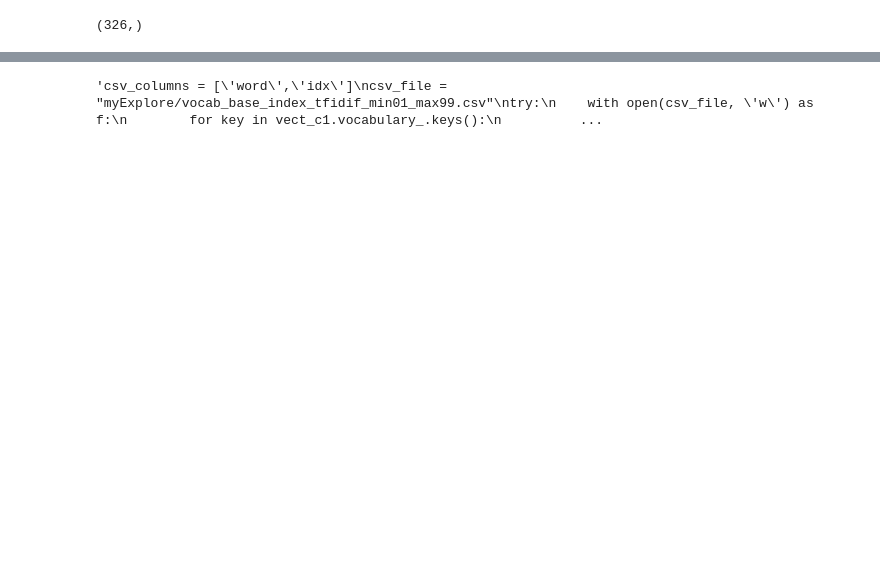
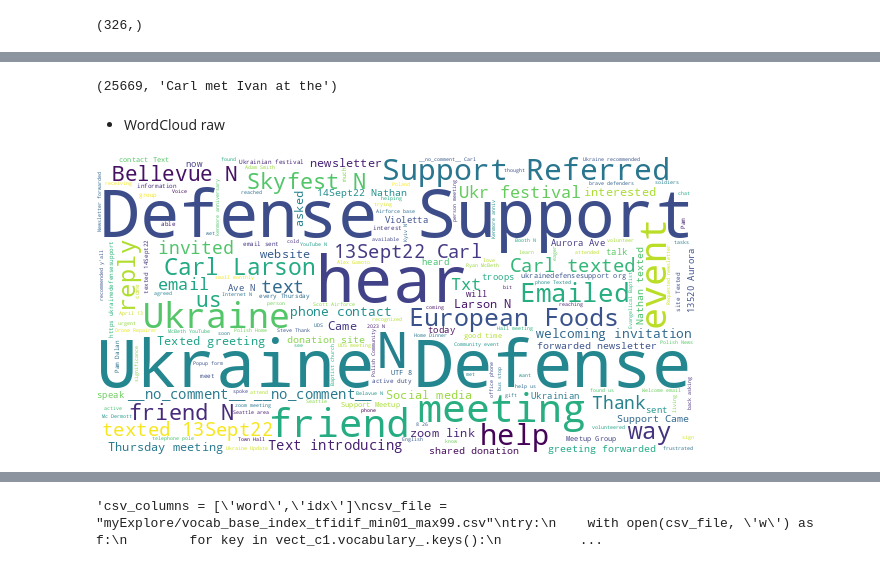
Before and after one commit to anyaconda/my-razom, a Jupyter notebook: nlp_2_model.ipynb, the cells around one changed output, grey strips where cells are left out. Cells and saved outputs as stored; diff of their text form; code cells hidden in the pictures; blank space fills up the shorter version.

```diff
--- a/nlp_2_model.ipynb
+++ b/nlp_2_model.ipynb
@@ -150,0 +171,6 @@ len(long_string)
+# %%
+# Join
+long_string = ' '.join(list(text_train)) #keep case
+len(long_string), long_string[:20]
+# %% [output]
+(25669, 'Carl met Ivan at the')
@@ -150,0 +179,18 @@ len(long_string)
+# %% [markdown]
+- WordCloud raw
+# %%
+# Create a WordCloud object
+wordcloud_raw = WordCloud(background_color="white", max_words=2000, include_numbers=True, collocation_threshold=5, width=600, height=300, contour_width=3, contour_color='steelblue')
+# Generate a word cloud
+wordcloud_raw.generate(long_string)
+# Visualize the word cloud
+wordcloud_raw.to_image()
+
+# Create a WordCloud object
+wordcloud_raw = WordCloud(background_color="white", max_words=2000, include_numbers=True, collocation_threshold=5, width=600, height=300, contour_width=3, contour_color='steelblue')
+# Generate a word cloud
+wordcloud_raw.generate(long_string_tidy)
+# Visualize the word cloud
+wordcloud_raw.to_image()
+# %% [output]
+[figure, added]
```
Also changed, not shown: parts of 116 cells of this notebook, 1 other file.
